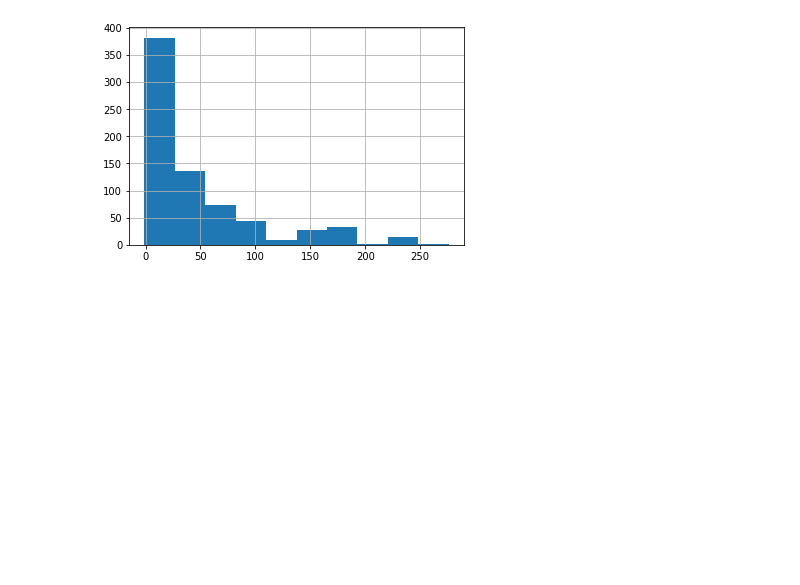
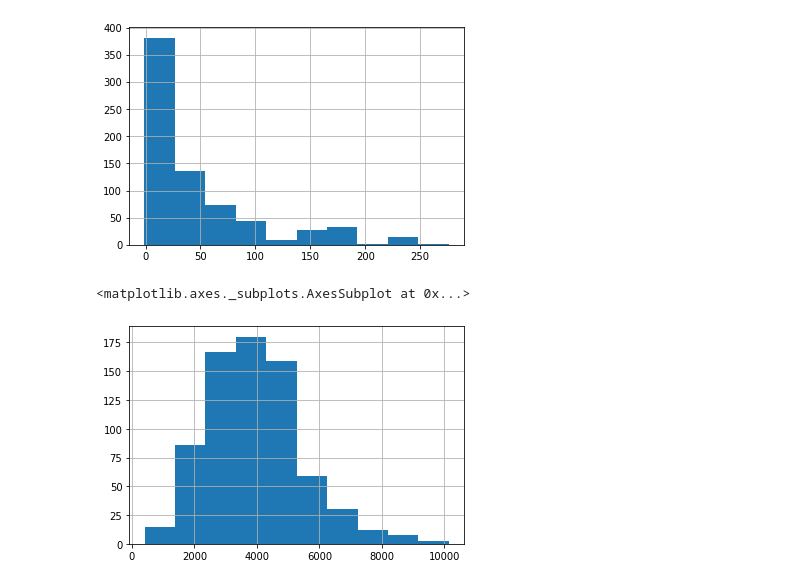
Before and after one commit to Siddharthm1234/Salary-Estimator, a Jupyter notebook: Exploratory Data Analysis/eda.ipynb, the cells around one changed output. Cells and saved outputs as stored; diff of their text form; code cells hidden in the pictures; blank space fills up the shorter version.

```diff
--- a/Exploratory Data Analysis/eda.ipynb
+++ b/Exploratory Data Analysis/eda.ipynb
@@ -80,3 +81,9 @@ df['age'].hist()
 # %% [output]
 <matplotlib.axes._subplots.AxesSubplot at 0x...>
 [figure]
+# %%
+#Almost normally distributed
+df['desc_len'].hist()
+# %% [output]
+<matplotlib.axes._subplots.AxesSubplot at 0x...>
+[figure, added]
```
Also changed, not shown: parts of 11 cells of this notebook.
